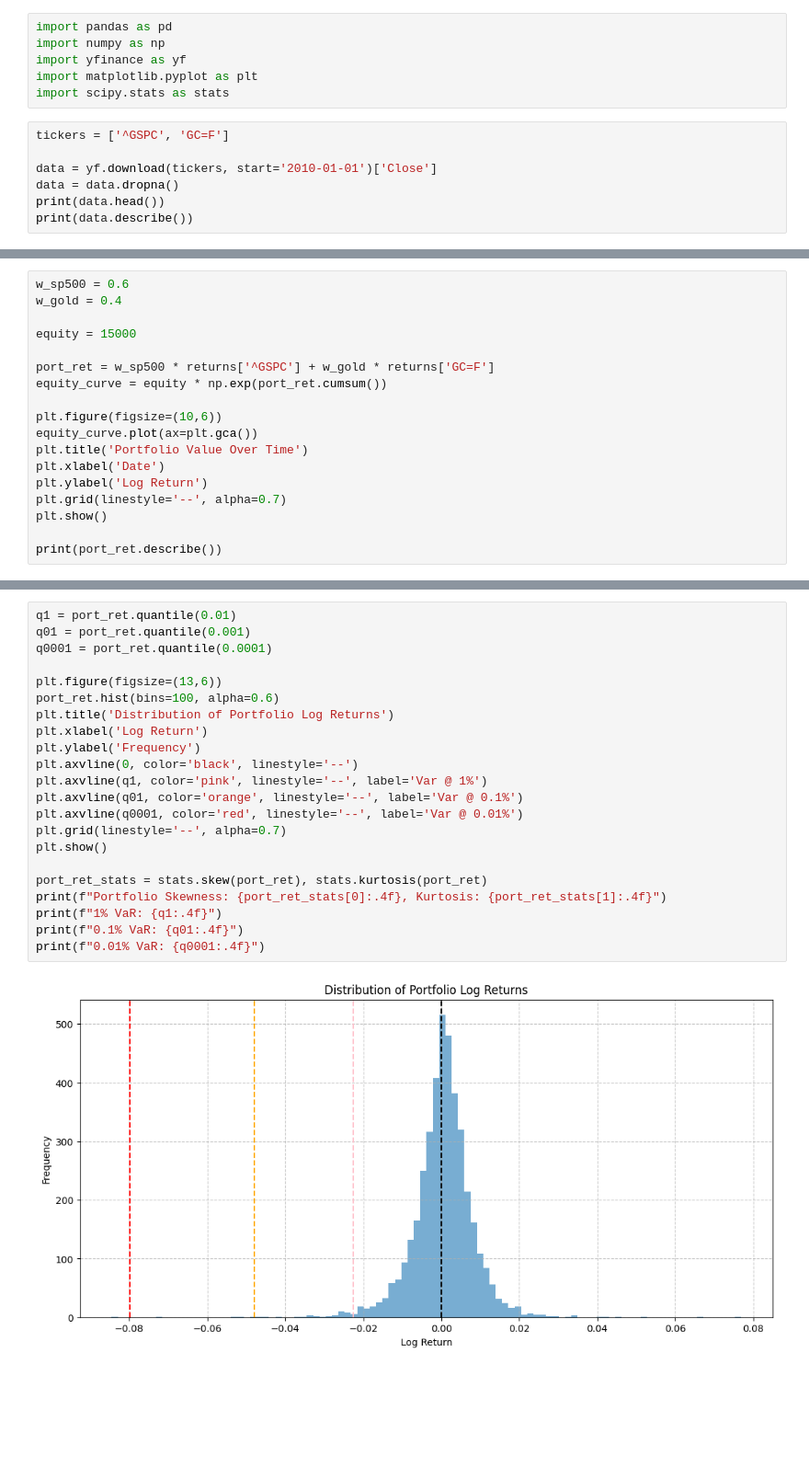
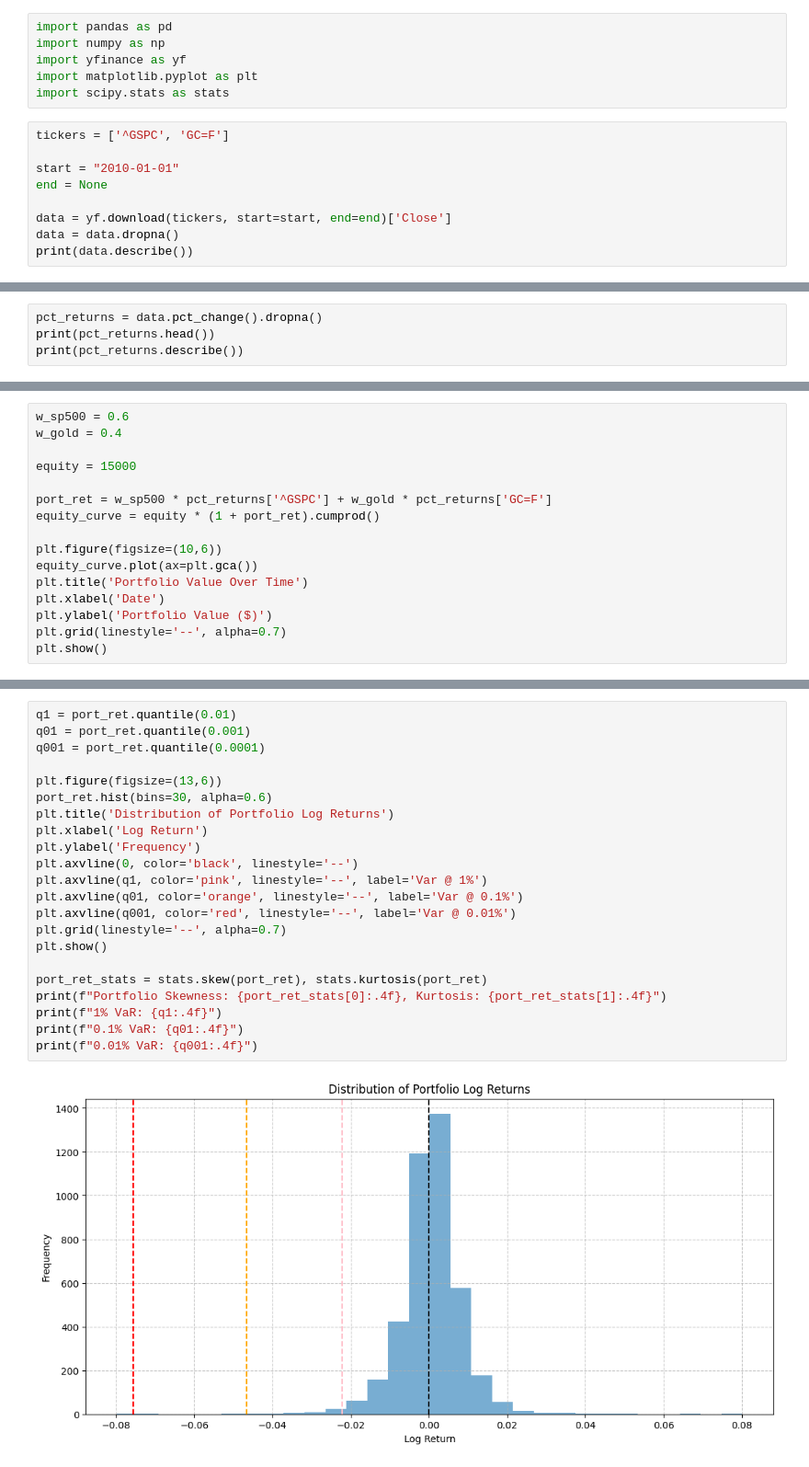
Before and after one commit to emschutt/QuantitativeFinance, a Jupyter notebook: RiskManagement/Project_3 - VaR/Var_v1.ipynb, the cells around one changed output, grey strips where cells are left out. Shown at 92% size. Saved outputs shown, nothing was run; the diff lists cells and outputs as text; blank space fills up the shorter version.

```diff
--- a/RiskManagement/Project_3 - VaR/Var_v1.ipynb
+++ b/RiskManagement/Project_3 - VaR/Var_v1.ipynb
@@ -7,9 +7,11 @@ import scipy.stats as stats
 # %%
 tickers = ['^GSPC', 'GC=F']
 
-data = yf.download(tickers, start='2010-01-01')['Close']
+start = "2010-01-01"
+end = None
+
+data = yf.download(tickers, start=start, end=end)['Close']
 data = data.dropna()
-print(data.head())
 print(data.describe())
 # %% [output]
 [*********************100%***********************]  2 of 2 completed
@@ -52 +39,5 @@ min       -0.120657    -0.127652
 max        0.059054     0.090895
+# %%
+pct_returns = data.pct_change().dropna()
+print(pct_returns.head())
+print(pct_returns.describe())
@@ -86,16 +94,14 @@ w_gold = 0.4
 
 equity = 15000
 
-port_ret = w_sp500 * returns['^GSPC'] + w_gold * returns['GC=F']
-equity_curve = equity * np.exp(port_ret.cumsum())
+port_ret = w_sp500 * pct_returns['^GSPC'] + w_gold * pct_returns['GC=F']
+equity_curve = equity * (1 + port_ret).cumprod()
 
 plt.figure(figsize=(10,6))
 equity_curve.plot(ax=plt.gca())
 plt.title('Portfolio Value Over Time')
 plt.xlabel('Date')
-plt.ylabel('Log Return')
+plt.ylabel('Portfolio Value ($)')
 plt.grid(linestyle='--', alpha=0.7)
 plt.show()
-
-print(port_ret.describe())
 # %% [output]
@@ -112,24 +109,24 @@ dtype: float64
 # %%
 q1 = port_ret.quantile(0.01)
 q01 = port_ret.quantile(0.001)
-q0001 = port_ret.quantile(0.0001)
+q001 = port_ret.quantile(0.0001)
 
 plt.figure(figsize=(13,6))
-port_ret.hist(bins=100, alpha=0.6)
+port_ret.hist(bins=30, alpha=0.6)
 plt.title('Distribution of Portfolio Log Returns')
 plt.xlabel('Log Return')
 plt.ylabel('Frequency')
 plt.axvline(0, color='black', linestyle='--')
 plt.axvline(q1, color='pink', linestyle='--', label='Var @ 1%')
 plt.axvline(q01, color='orange', linestyle='--', label='Var @ 0.1%')
-plt.axvline(q0001, color='red', linestyle='--', label='Var @ 0.01%')
+plt.axvline(q001, color='red', linestyle='--', label='Var @ 0.01%')
 plt.grid(linestyle='--', alpha=0.7)
 plt.show()
 
 port_ret_stats = stats.skew(port_ret), stats.kurtosis(port_ret)
 print(f"Portfolio Skewness: {port_ret_stats[0]:.4f}, Kurtosis: {port_ret_stats[1]:.4f}")
 print(f"1% VaR: {q1:.4f}")
 print(f"0.1% VaR: {q01:.4f}")
-print(f"0.01% VaR: {q0001:.4f}")
+print(f"0.01% VaR: {q001:.4f}")
 # %% [output]
-[figure, old version]
+[figure, new version]
```
Also changed, not shown: parts of 19 cells of this notebook.
